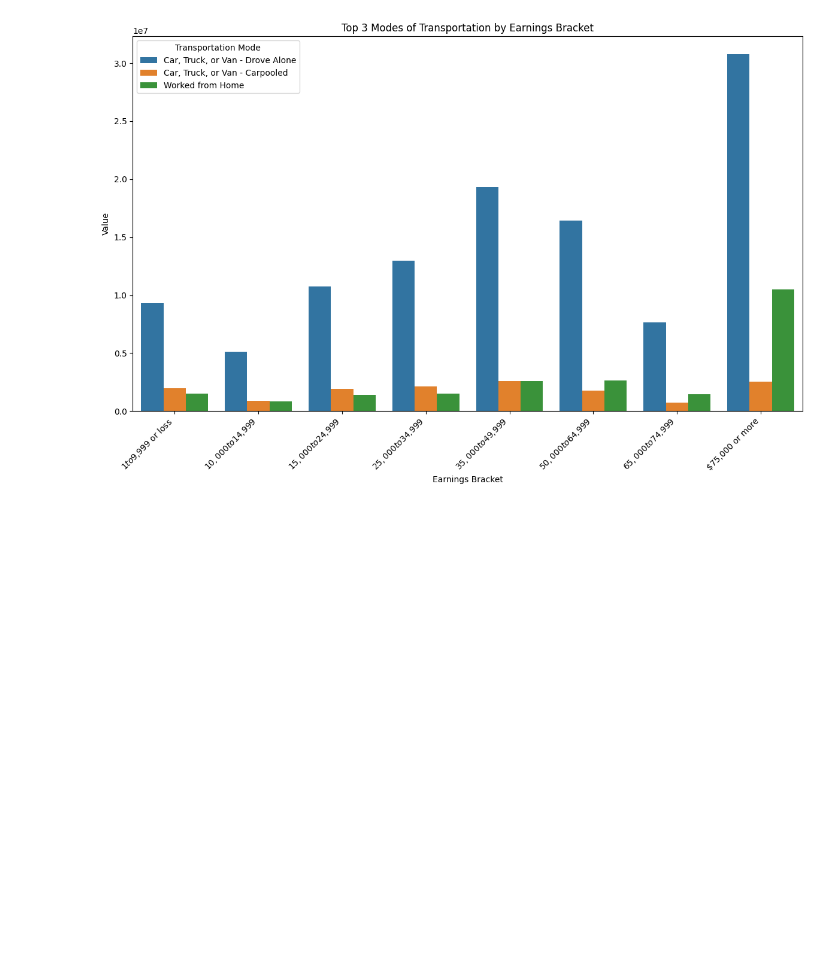
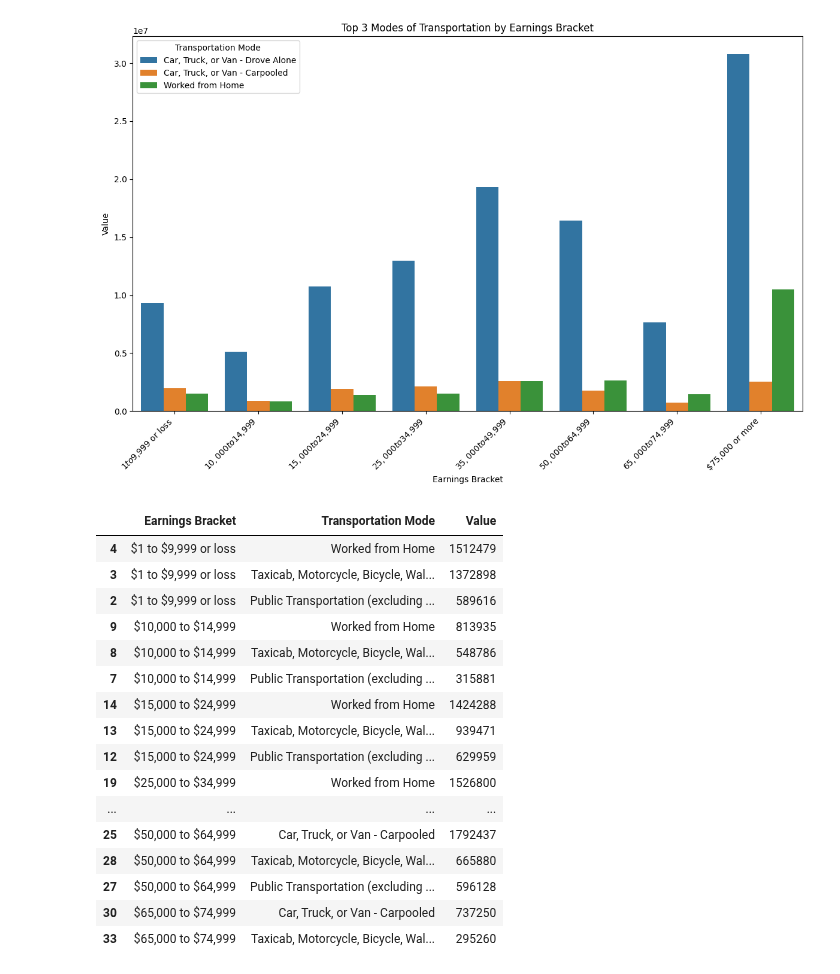
Before and after one commit to angelikabrown/CensusDataEDA, a Jupyter notebook: commute_viz.ipynb, the cells around one changed output. Drawn from its saved outputs; the diff is of its cells as text; code cells hidden in the pictures; blank space fills up the shorter version.

Commit message:
bottom 3

```diff
--- a/commute_viz.ipynb
+++ b/commute_viz.ipynb
@@ -152,3 +152,26 @@ plt.tight_layout()
 plt.show()
 # %% [output]
 [figure]
+# %%
+# lets see the bottom 3 modes of transportation by earnings bracket
+bottom_modes = earnings_grouped.sort_values(['Earnings Bracket', 'Value'], ascending=[True, False])
+bottom_modes = bottom_modes.groupby('Earnings Bracket').tail(3)
+bottom_modes.head(20)
+# %% [output]
+|  | Earnings Bracket | Transportation Mode | Value |
+| 4 | $1 to $9,999 or loss | Worked from Home | 1512479 |
+| 3 | $1 to $9,999 or loss | Taxicab, Motorcycle, Bicycle, Wal... | 1372898 |
+| 2 | $1 to $9,999 or loss | Public Transportation (excluding ... | 589616 |
+| 9 | $10,000 to $14,999 | Worked from Home | 813935 |
+| 8 | $10,000 to $14,999 | Taxicab, Motorcycle, Bicycle, Wal... | 548786 |
+| 7 | $10,000 to $14,999 | Public Transportation (excluding ... | 315881 |
+| 14 | $15,000 to $24,999 | Worked from Home | 1424288 |
+| 13 | $15,000 to $24,999 | Taxicab, Motorcycle, Bicycle, Wal... | 939471 |
+| 12 | $15,000 to $24,999 | Public Transportation (excluding ... | 629959 |
+| 19 | $25,000 to $34,999 | Worked from Home | 1526800 |
+| ... | ... | ... | ... |
+| 25 | $50,000 to $64,999 | Car, Truck, or Van - Carpooled | 1792437 |
+| 28 | $50,000 to $64,999 | Taxicab, Motorcycle, Bicycle, Wal... | 665880 |
+| 27 | $50,000 to $64,999 | Public Transportation (excluding ... | 596128 |
+| 30 | $65,000 to $74,999 | Car, Truck, or Van - Carpooled | 737250 |
+| 33 | $65,000 to $74,999 | Taxicab, Motorcycle, Bicycle, Wal... | 295260 |
```
